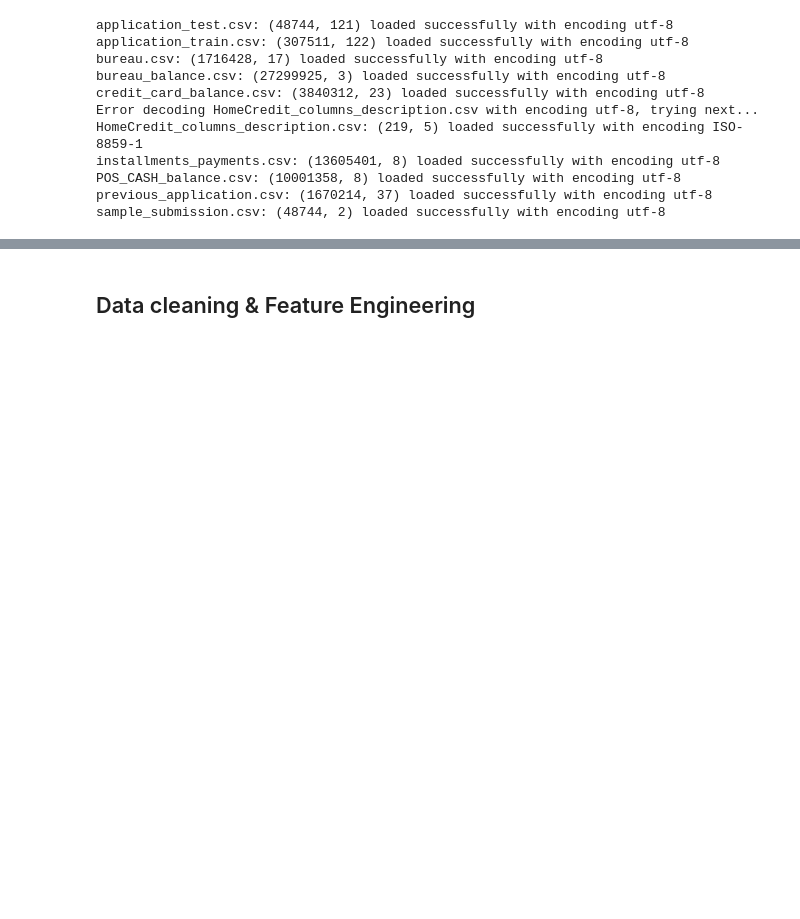
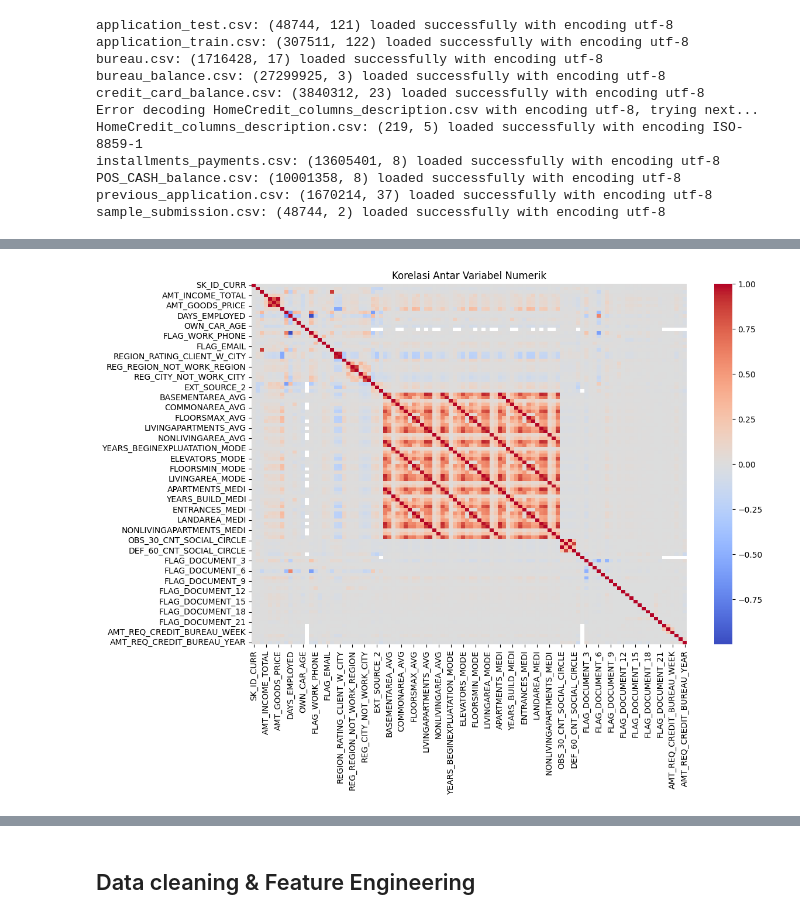
Before and after one commit to AdrielFabianSuryoto/PBI_HOME_CREDIT_FINAL_TASK, a Jupyter notebook: final_task.ipynb, the cells around one changed output, grey strips where cells are left out. Cells and saved outputs as stored; diff of their text form; code cells hidden in the pictures; blank space fills up the shorter version.

```diff
--- a/final_task.ipynb
+++ b/final_task.ipynb
@@ -51,0 +91,14 @@ sample_submission.csv: (48744, 2) loaded successfully with encoding utf-8
+# %%
+# Pilih dataset utama
+df_train = datasets["application_train.csv"]
+
+# Pilih hanya kolom numerik
+numeric_cols = df_train.select_dtypes(include=['number'])
+
+# Korelasi antara variabel numerik dan target
+plt.figure(figsize=(12, 8))
+sns.heatmap(numeric_cols.corr(), annot=False, cmap='coolwarm')
+plt.title("Korelasi Antar Variabel Numerik")
+plt.show()
+# %% [output]
+[figure, added]
```
Also changed, not shown: parts of 16 cells of this notebook.
